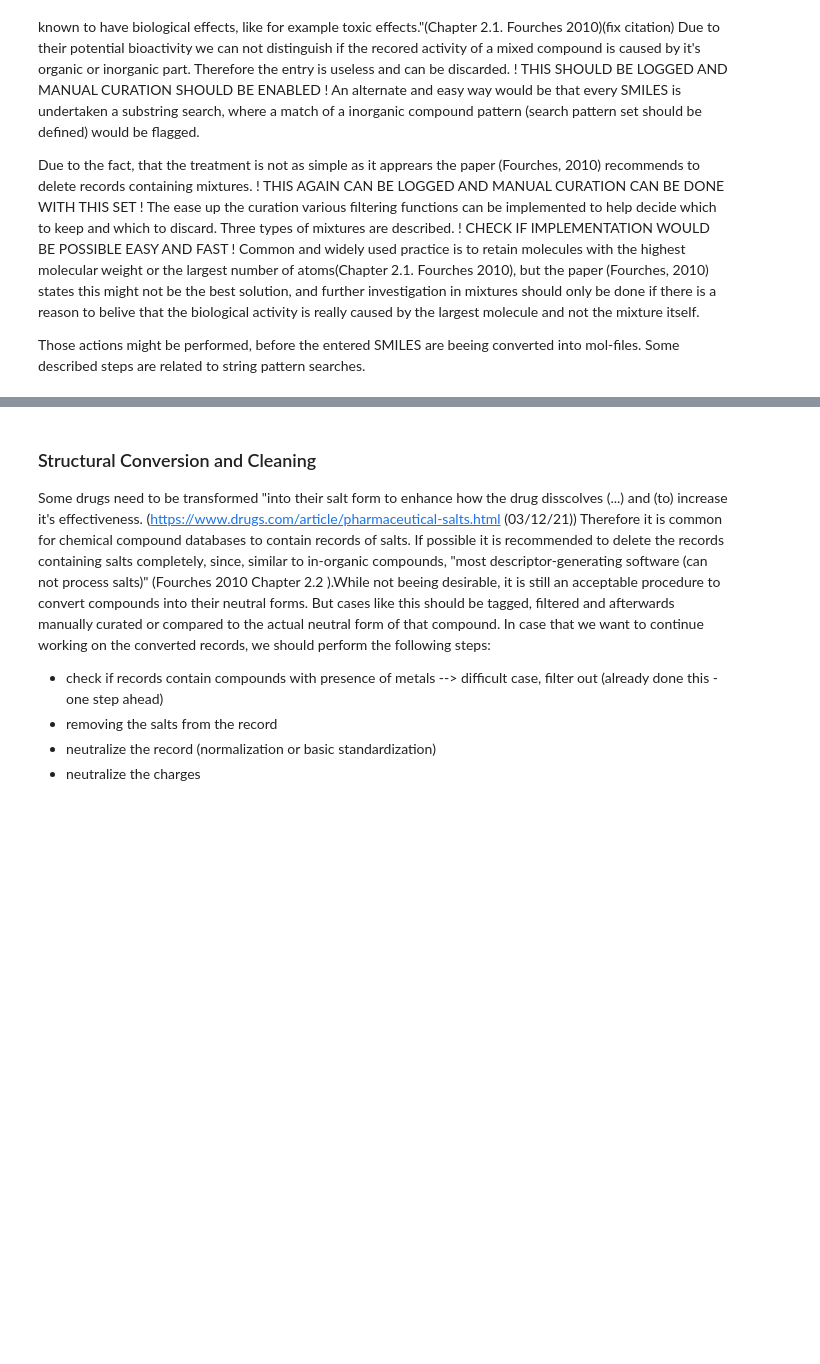
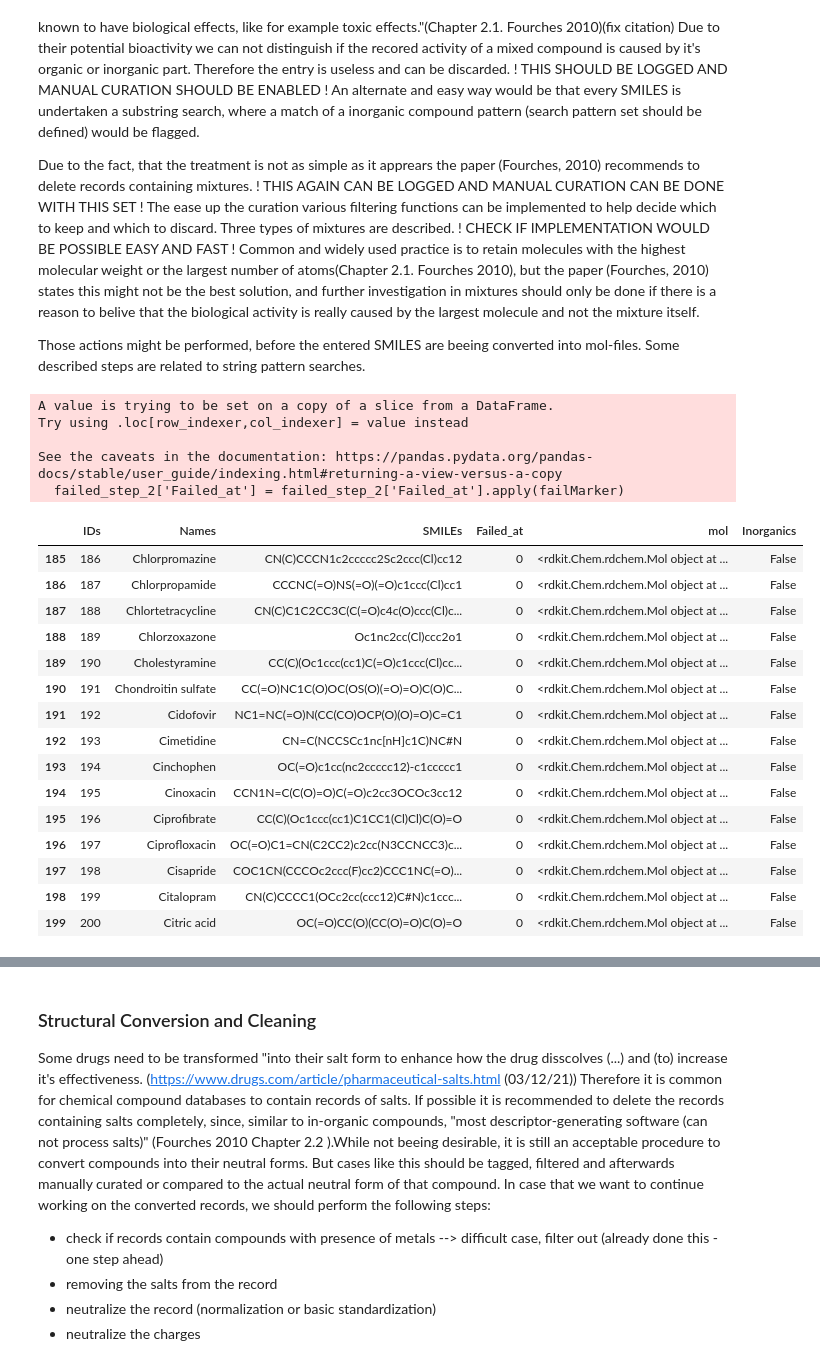
Before and after one commit to volkamerlab/opencadd, a Jupyter notebook: docs/tutorials/standardization.ipynb, the cells around one changed output, grey strips where cells are left out. Saved outputs shown, nothing was run; the diff lists cells and outputs as text; code cells hidden in the pictures; blank space fills up the shorter version.

```diff
--- a/docs/tutorials/standardization.ipynb
+++ b/docs/tutorials/standardization.ipynb
@@ -165,3 +145,40 @@ dataset.head()
+# %%
+# Setting up the taskNum
+taskNum = 2
+# getting the valid entries from the step before
+dataset = result1
+
+# Check for inorganic structures in the entries
+dataset['Inorganics'] = dataset['mol'].apply(detect_inorganic)
+
+# Filter the failed entries
+failed_step_2 = dataset[dataset['Inorganics']== True]
+failed_step_2['Failed_at'] = failed_step_2['Failed_at'].apply(failMarker)
+
+result2 = dataset[dataset['Inorganics']== False]
+result2.tail(15)
+# %% [output]
+A value is trying to be set on a copy of a slice from a DataFrame.
+Try using .loc[row_indexer,col_indexer] = value instead
+
+See the caveats in the documentation: https://pandas.pydata.org/pandas-docs/stable/user_guide/indexing.html#returning-a-view-versus-a-copy
+  failed_step_2['Failed_at'] = failed_step_2['Failed_at'].apply(failMarker)
+|  | IDs | Names | SMILEs | Failed_at | mol | Inorganics |
+| 185 | 186 | Chlorpromazine | CN(C)CCCN1c2ccccc2Sc2ccc(Cl)cc12 | 0 | <rdkit.Chem.rdchem.Mol object at ... | False |
+| 186 | 187 | Chlorpropamide | CCCNC(=O)NS(=O)(=O)c1ccc(Cl)cc1 | 0 | <rdkit.Chem.rdchem.Mol object at ... | False |
+| 187 | 188 | Chlortetracycline | CN(C)C1C2CC3C(C(=O)c4c(O)ccc(Cl)c... | 0 | <rdkit.Chem.rdchem.Mol object at ... | False |
+| 188 | 189 | Chlorzoxazone | Oc1nc2cc(Cl)ccc2o1 | 0 | <rdkit.Chem.rdchem.Mol object at ... | False |
+| 189 | 190 | Cholestyramine | CC(C)(Oc1ccc(cc1)C(=O)c1ccc(Cl)cc... | 0 | <rdkit.Chem.rdchem.Mol object at ... | False |
+| 190 | 191 | Chondroitin sulfate | CC(=O)NC1C(O)OC(OS(O)(=O)=O)C(O)C... | 0 | <rdkit.Chem.rdchem.Mol object at ... | False |
+| 191 | 192 | Cidofovir | NC1=NC(=O)N(CC(CO)OCP(O)(O)=O)C=C1 | 0 | <rdkit.Chem.rdchem.Mol object at ... | False |
+| 192 | 193 | Cimetidine | CN=C(NCCSCc1nc[nH]c1C)NC#N | 0 | <rdkit.Chem.rdchem.Mol object at ... | False |
+| 193 | 194 | Cinchophen | OC(=O)c1cc(nc2ccccc12)-c1ccccc1 | 0 | <rdkit.Chem.rdchem.Mol object at ... | False |
+| 194 | 195 | Cinoxacin | CCN1N=C(C(O)=O)C(=O)c2cc3OCOc3cc12 | 0 | <rdkit.Chem.rdchem.Mol object at ... | False |
+| 195 | 196 | Ciprofibrate | CC(C)(Oc1ccc(cc1)C1CC1(Cl)Cl)C(O)=O | 0 | <rdkit.Chem.rdchem.Mol object at ... | False |
+| 196 | 197 | Ciprofloxacin | OC(=O)C1=CN(C2CC2)c2cc(N3CCNCC3)c... | 0 | <rdkit.Chem.rdchem.Mol object at ... | False |
+| 197 | 198 | Cisapride | COC1CN(CCCOc2ccc(F)cc2)CCC1NC(=O)... | 0 | <rdkit.Chem.rdchem.Mol object at ... | False |
+| 198 | 199 | Citalopram | CN(C)CCCC1(OCc2cc(ccc12)C#N)c1ccc... | 0 | <rdkit.Chem.rdchem.Mol object at ... | False |
+| 199 | 200 | Citric acid | OC(=O)CC(O)(CC(O)=O)C(O)=O | 0 | <rdkit.Chem.rdchem.Mol object at ... | False |
 # %%
 #  Removal of mixtures, inorganics (and eventually organometallics)
 # Functions detect_inorganic,remove_fragments, disconnect_metals, detect_inorganic again
```
Also changed, not shown: parts of 10 cells of this notebook.
